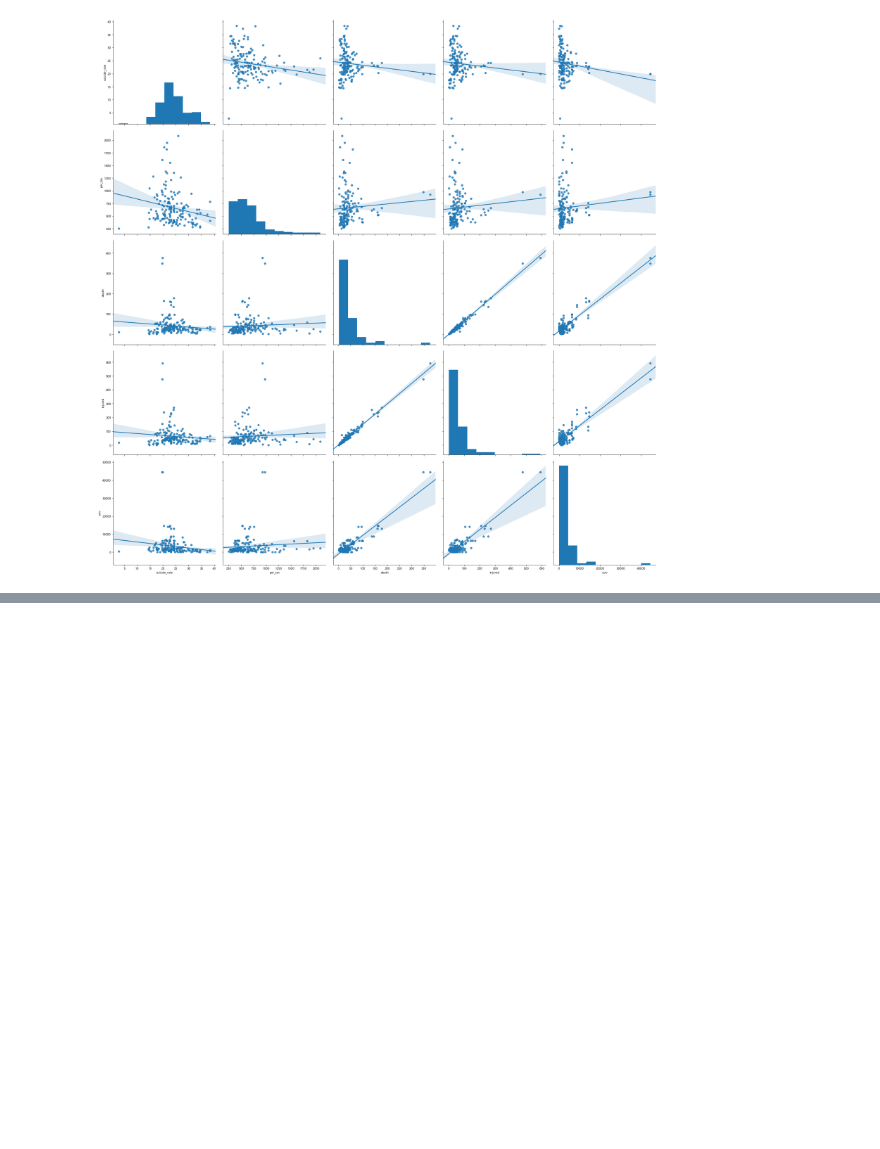
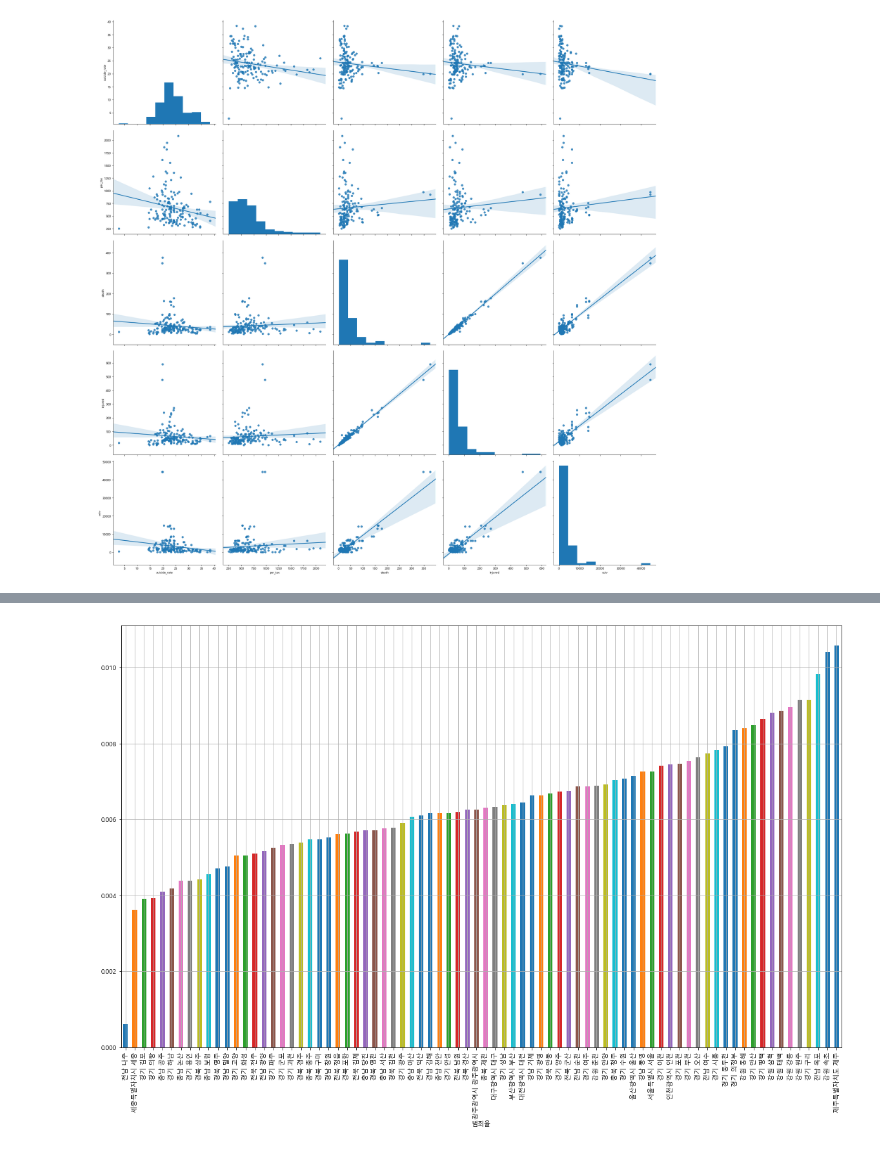
Before and after one commit to pci2676/db_pjt, a Jupyter notebook: DBP_ds.ipynb, the cells around one changed output, grey strips where cells are left out. Drawn from its saved outputs; the diff is of its cells as text; code cells hidden in the pictures; blank space fills up the shorter version.

```diff
--- a/DBP_ds.ipynb
+++ b/DBP_ds.ipynb
@@ -617,5 +618,7 @@ plt.show()
 # %%
 #Crime Rates
-data_2016['crimeRate'].sort_values().plot(kind='barh', grid=True, figsize=(10,20))
+data_2016['crimeRate'].sort_values().plot(kind='bar', grid=True, figsize=(20,12))
 plt.xlabel('범죄율')
 plt.show()
+# %% [output]
+[figure, added]
```
Also changed, not shown: parts of 6 cells of this notebook, 3 other files.
